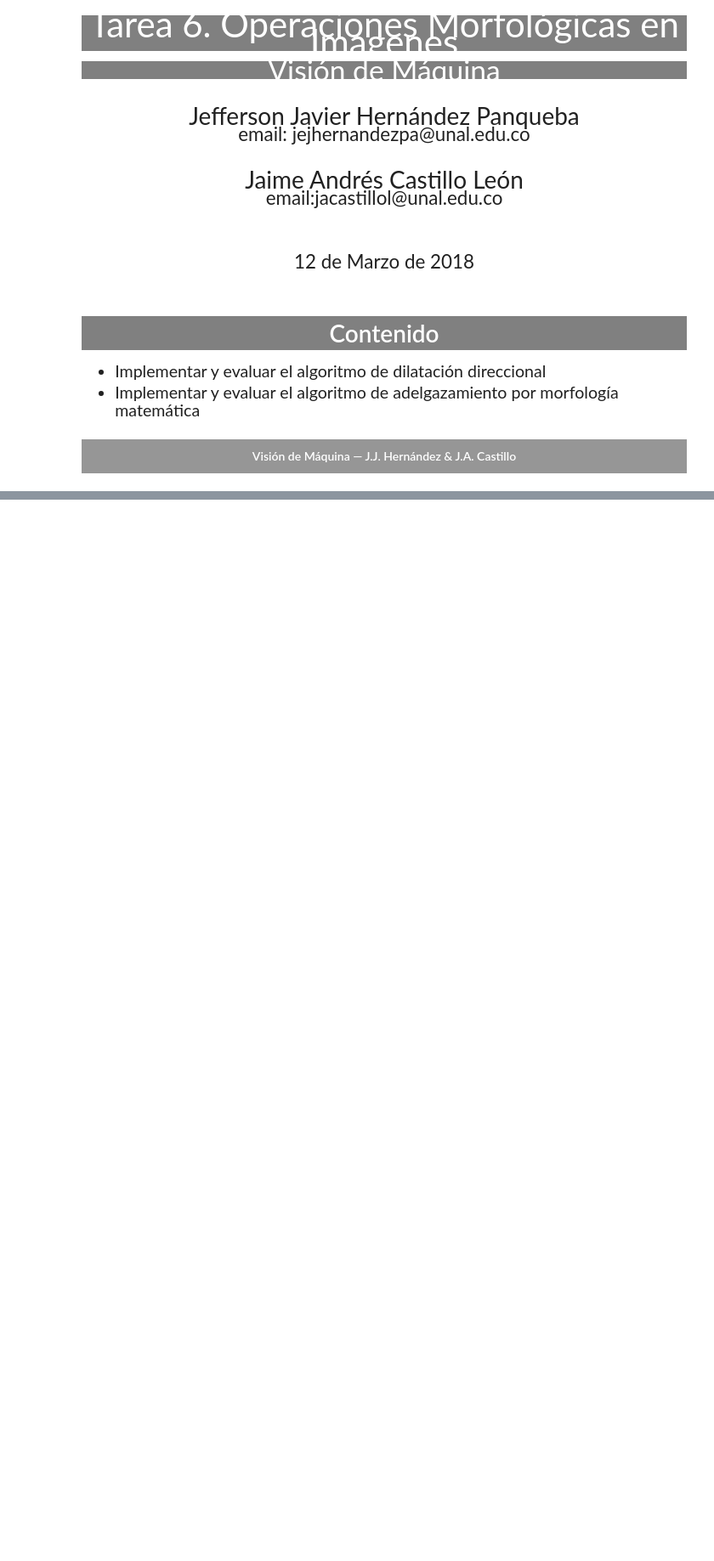
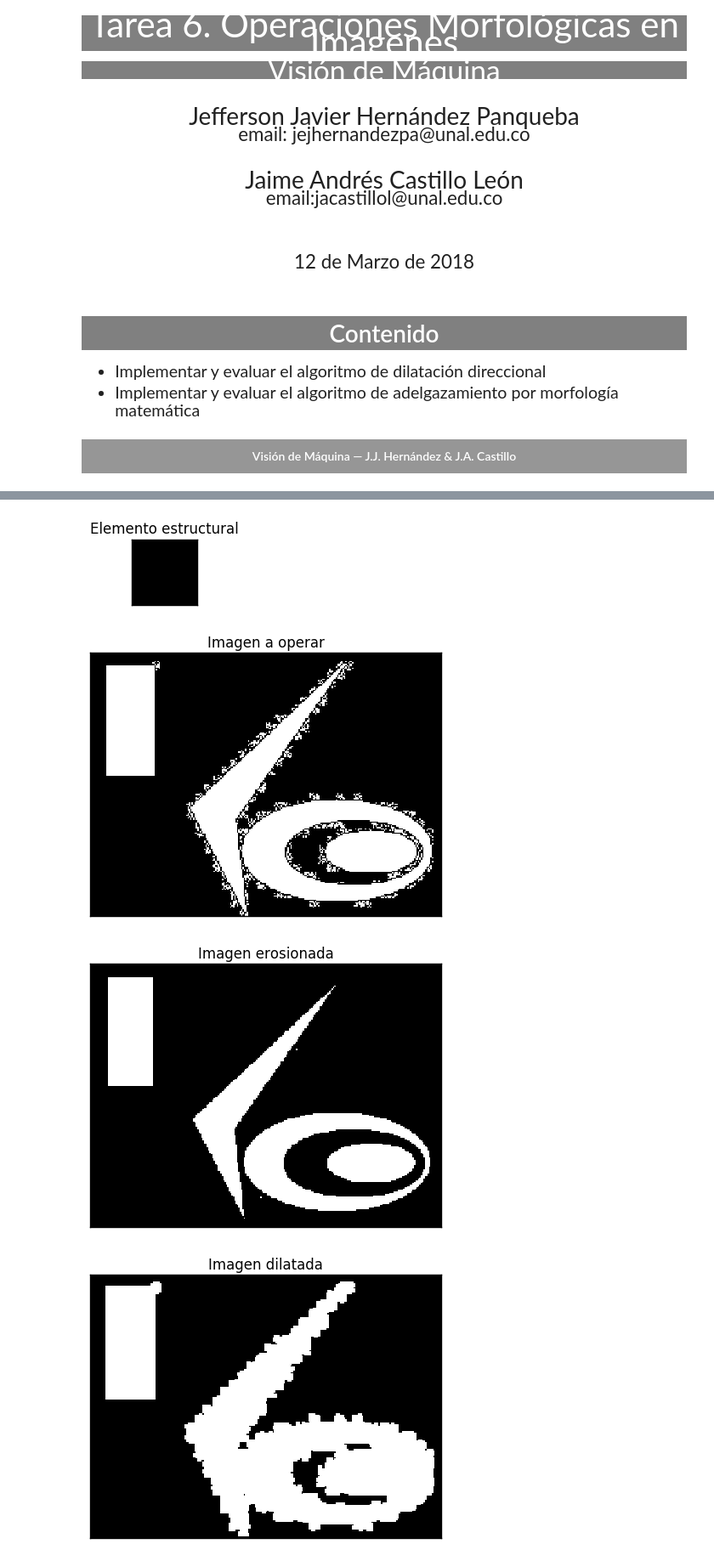
Before and after one commit to jacastillol/machine-vision, a Jupyter notebook: tarea06/Tarea06-OpsMorfologicas.ipynb, the cells around one changed output, grey strips where cells are left out. Shown at 85% size. Cells and saved outputs as stored; diff of their text form; code cells hidden in the pictures; blank space fills up the shorter version.

```diff
--- a/tarea06/Tarea06-OpsMorfologicas.ipynb
+++ b/tarea06/Tarea06-OpsMorfologicas.ipynb
@@ -134,0 +435,56 @@ plt.show()
+# %%
+#im = gonzalexample()
+#im = martian()
+im = cv2.imread('binary.png',0)
+#im = cv2.imread('martian.png',0)
+#im = cv2.imread('image_thumb.png',0)
+im[im>0] = 1
+
+#im_op = np.ones((1,2))
+#im_op = np.ones((2,1))
+#im_op = np.ones((2,2)); im_op[1,1] = 0
+#im_op = np.zeros((3,3)); im_op[:2,:2] = 1
+im_op = np.ones((3,3))
+#im_op = np.ones((3,3)); im_op[::2,::2] = 0
+
+z_op = np.array([1,1])
+
+im_e = erode(im,im_op,z_op)
+im_d = dilate(im,im_op,z_op)
+im_o = opening(im,im_op,z_op)
+im_c = closing(im,im_op,z_op)
+im_b = boundary(im,im_op,z_op)
+
+plt.figure(figsize=(1,1))
+plt.imshow(im_op,cmap='gray',interpolation='none'),plt.xticks([]),plt.yticks([])
+plt.title('Elemento estructural')
+plt.show()
+
+plt.imshow(im,cmap='gray',interpolation='none'),plt.xticks([]),plt.yticks([])
+plt.title('Imagen a operar')
+plt.show()
+
+plt.imshow(im_e,cmap='gray',interpolation='none'),plt.xticks([]),plt.yticks([])
+plt.title('Imagen erosionada')
+plt.show()
+
+plt.imshow(im_d,cmap='gray',interpolation='none'),plt.xticks([]),plt.yticks([])
+plt.title('Imagen dilatada')
+plt.show()
+
+plt.imshow(im_o,cmap='gray',interpolation='none'),plt.xticks([]),plt.yticks([])
+plt.title('Imagen en apertura')
+plt.show()
+
+plt.imshow(im_c,cmap='gray',interpolation='none'),plt.xticks([]),plt.yticks([])
+plt.title('Imagen en cierre')
+plt.show()
+
+plt.imshow(im_b,cmap='gray',interpolation='none'),plt.xticks([]),plt.yticks([])
+plt.title('Imagen de extracciOn del borde')
+plt.show()
+# %% [output]
+[figure, added]
+[figure, added]
+[figure, added]
+[figure, added]
```
Also changed, not shown: parts of 16 cells of this notebook, 5 other files.
